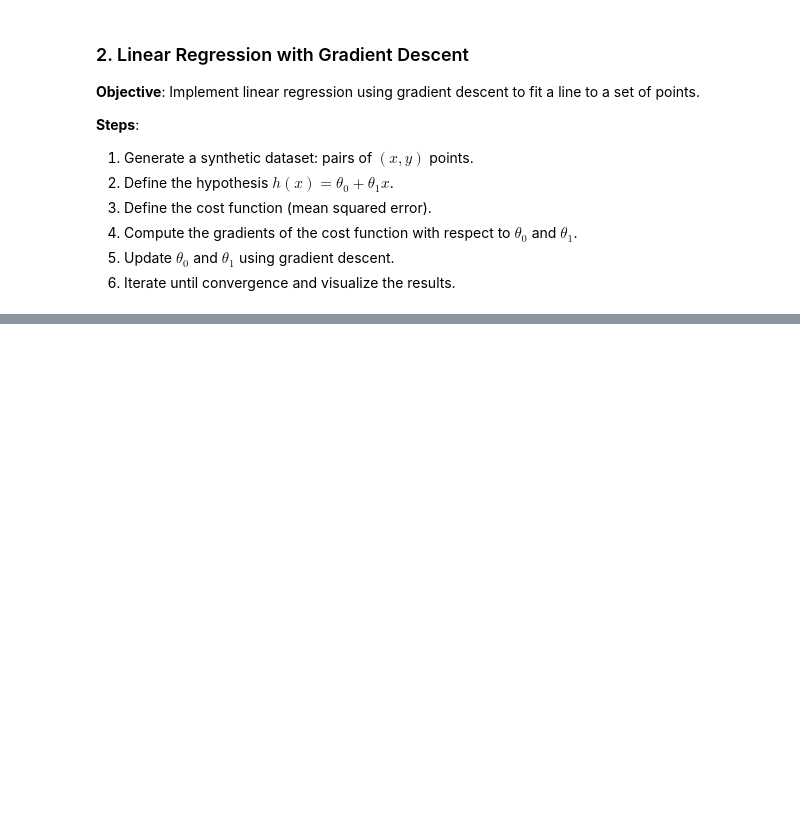
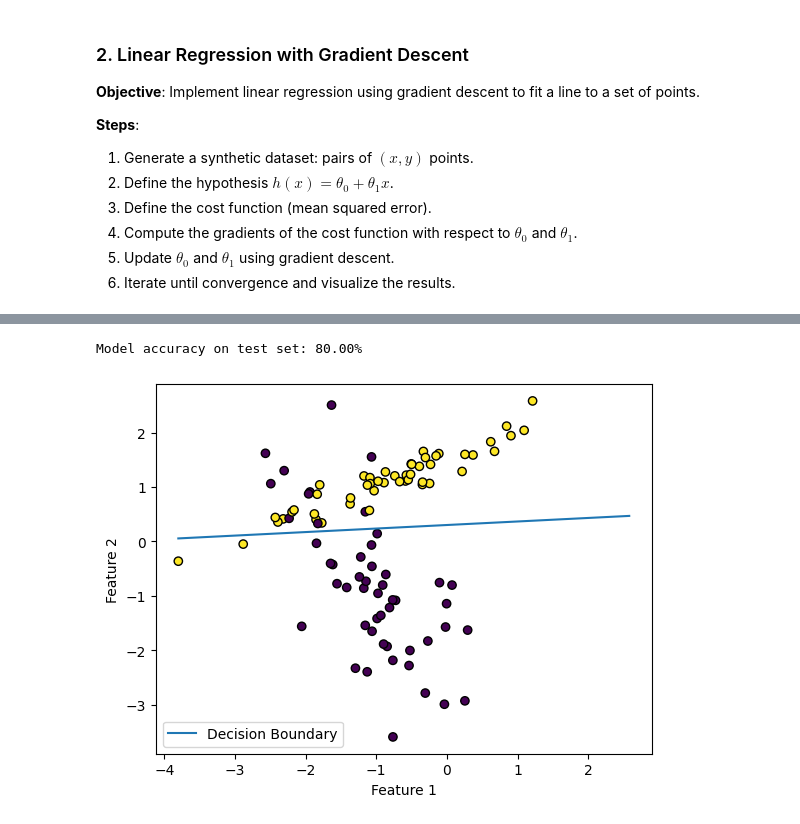
Before and after one commit to jamiebeach/Learning-2024, a Jupyter notebook: Fundamentals/GradientDescent.ipynb, the cells around one changed output, grey strips where cells are left out. Drawn from its saved outputs; the diff is of its cells as text; code cells hidden in the pictures; blank space fills up the shorter version.

```diff
--- a/Fundamentals/GradientDescent.ipynb
+++ b/Fundamentals/GradientDescent.ipynb
@@ -228,0 +261,36 @@ plt.show()
+# %%
+from sklearn.datasets import make_classification
+from sklearn.linear_model import LogisticRegression
+from sklearn.model_selection import train_test_split
+import matplotlib.pyplot as plt
+
+# Generate a synthetic dataset
+X, y = make_classification(n_samples=100, n_features=2, n_redundant=0, n_clusters_per_class=1)
+
+# Split the dataset into training and test sets
+X_train, X_test, y_train, y_test = train_test_split(X, y, test_size=0.2, random_state=42)
+
+# Create a logistic regression model
+model = LogisticRegression()
+
+# Train the model
+model.fit(X_train, y_train)
+
+# Evaluate the model
+print(f"Model accuracy on test set: {model.score(X_test, y_test) * 100:.2f}%")
+
+# Plotting decision boundary
+plt.scatter(X[:, 0], X[:, 1], c=y, marker='o', edgecolor='k')
+
+# Decision boundary
+x_values = [np.min(X[:, 0]), np.max(X[:, 1])]
+y_values = -(model.intercept_[0] + np.dot(model.coef_[0, 0], x_values)) / model.coef_[0, 1]
+
+plt.plot(x_values, y_values, label='Decision Boundary')
+plt.xlabel('Feature 1')
+plt.ylabel('Feature 2')
+plt.legend()
+plt.show()
+# %% [output]
+Model accuracy on test set: 80.00%
+[figure, added]
```
Also changed, not shown: parts of 3 cells of this notebook.
